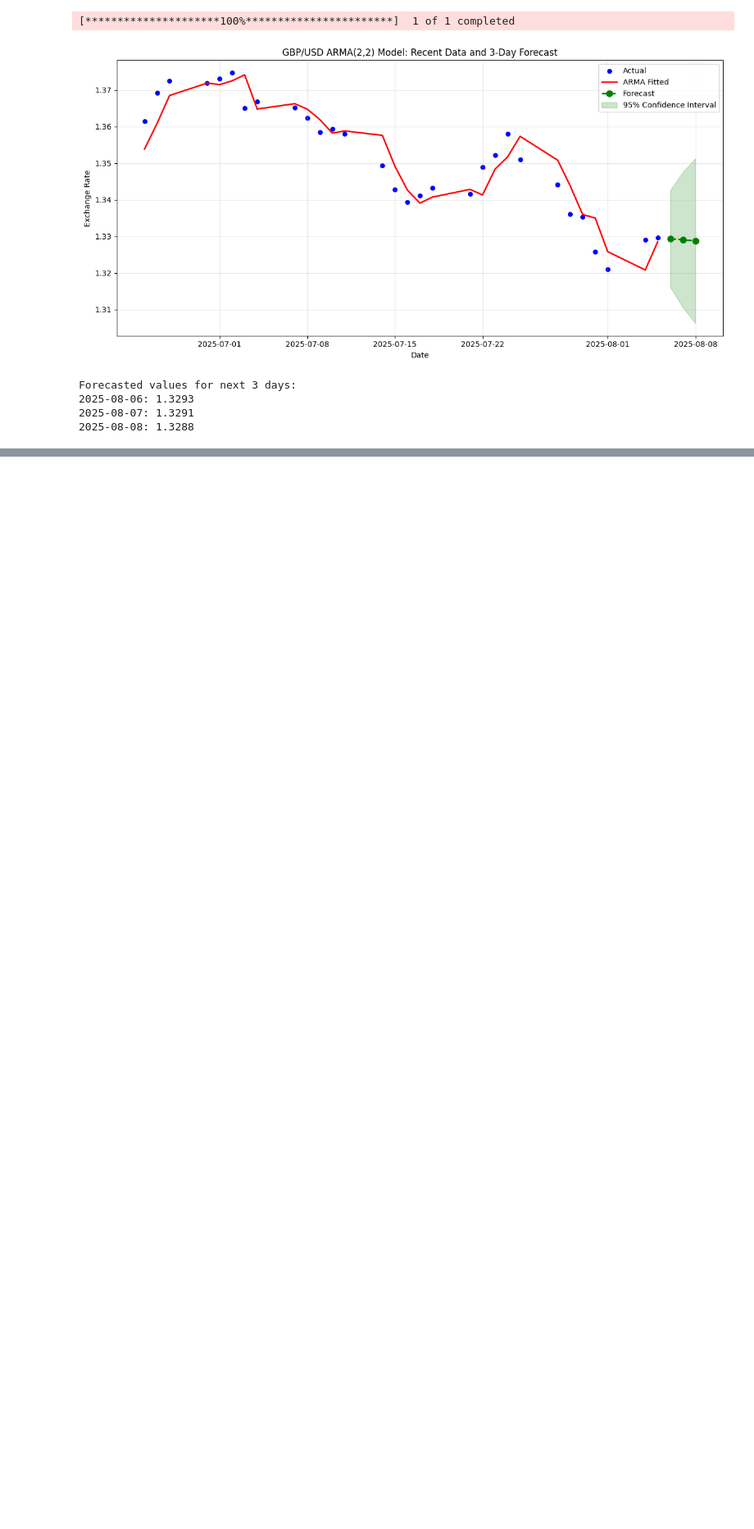
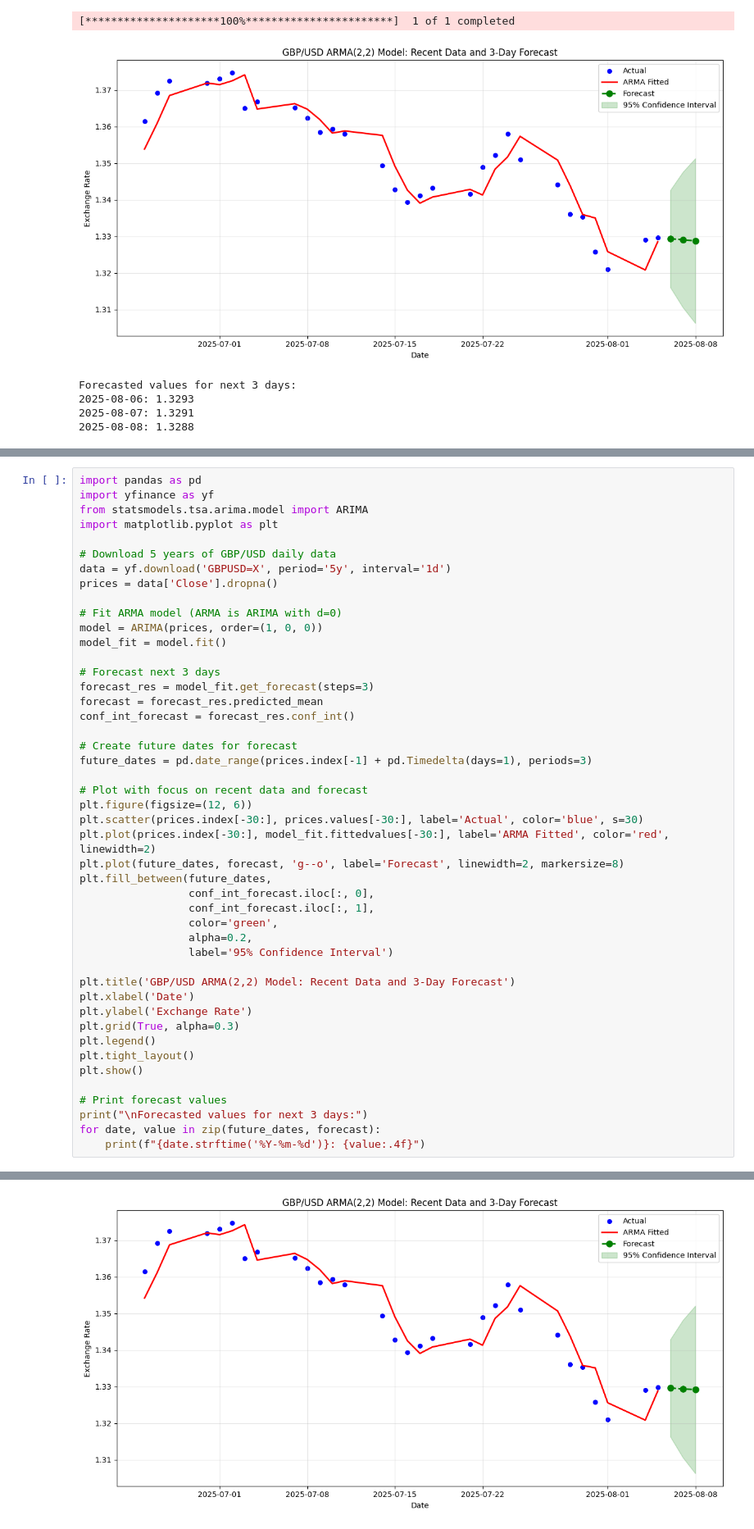
Before and after one commit to snowy615/trade_old_archive, a Jupyter notebook: ARMA 2.ipynb, the cells around one changed output, grey strips where cells are left out. Shown at 82% size. Cells and saved outputs as stored; diff of their text form; blank space fills up the shorter version.

Commit message:
ARMA

```diff
--- a/ARMA 2.ipynb
+++ b/ARMA 2.ipynb
@@ -193,0 +194,47 @@ Best AIC: -9294.703664582326
+# %%
+import pandas as pd
+import yfinance as yf
+from statsmodels.tsa.arima.model import ARIMA
+import matplotlib.pyplot as plt
+
+# Download 5 years of GBP/USD daily data
+data = yf.download('GBPUSD=X', period='5y', interval='1d')
+prices = data['Close'].dropna()
+
+# Fit ARMA model (ARMA is ARIMA with d=0)
+model = ARIMA(prices, order=(1, 0, 0))
+model_fit = model.fit()
+
+# Forecast next 3 days
+forecast_res = model_fit.get_forecast(steps=3)
+forecast = forecast_res.predicted_mean
+conf_int_forecast = forecast_res.conf_int()
+
+# Create future dates for forecast
+future_dates = pd.date_range(prices.index[-1] + pd.Timedelta(days=1), periods=3)
+
+# Plot with focus on recent data and forecast
+plt.figure(figsize=(12, 6))
+plt.scatter(prices.index[-30:], prices.values[-30:], label='Actual', color='blue', s=30)
+plt.plot(prices.index[-30:], model_fit.fittedvalues[-30:], label='ARMA Fitted', color='red', linewidth=2)
+plt.plot(future_dates, forecast, 'g--o', label='Forecast', linewidth=2, markersize=8)
+plt.fill_between(future_dates,
+                 conf_int_forecast.iloc[:, 0],
+                 conf_int_forecast.iloc[:, 1],
+                 color='green',
+                 alpha=0.2,
+                 label='95% Confidence Interval')
+
+plt.title('GBP/USD ARMA(2,2) Model: Recent Data and 3-Day Forecast')
+plt.xlabel('Date')
+plt.ylabel('Exchange Rate')
+plt.grid(True, alpha=0.3)
+plt.legend()
+plt.tight_layout()
+plt.show()
+
+# Print forecast values
+print("\nForecasted values for next 3 days:")
+for date, value in zip(future_dates, forecast):
+    print(f"{date.strftime('%Y-%m-%d')}: {value:.4f}")
+# %% [output]
@@ -193,0 +242 @@ Best AIC: -9294.703664582326
+[figure, added]
```
Also changed, not shown: parts of 2 cells of this notebook.
